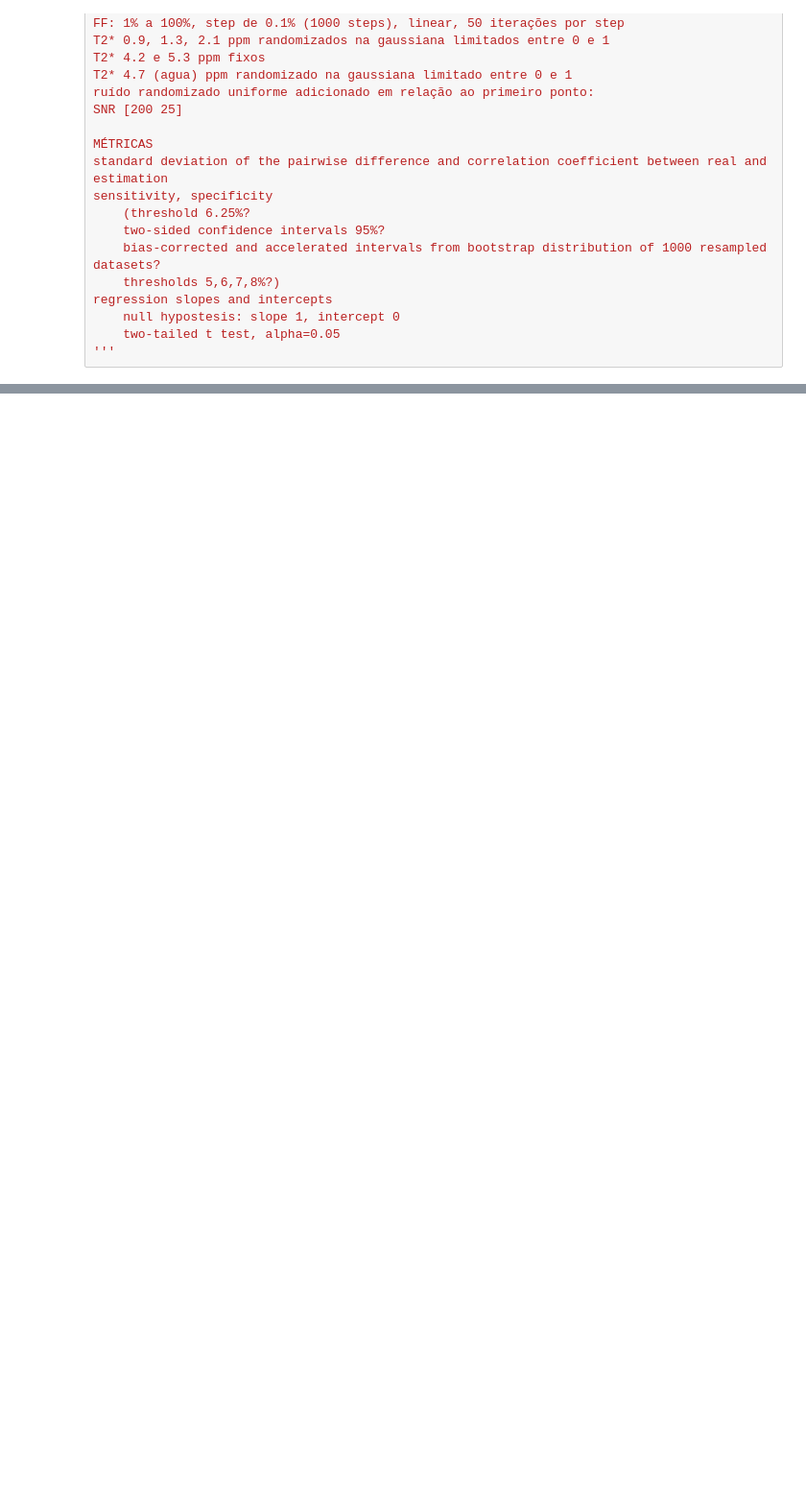
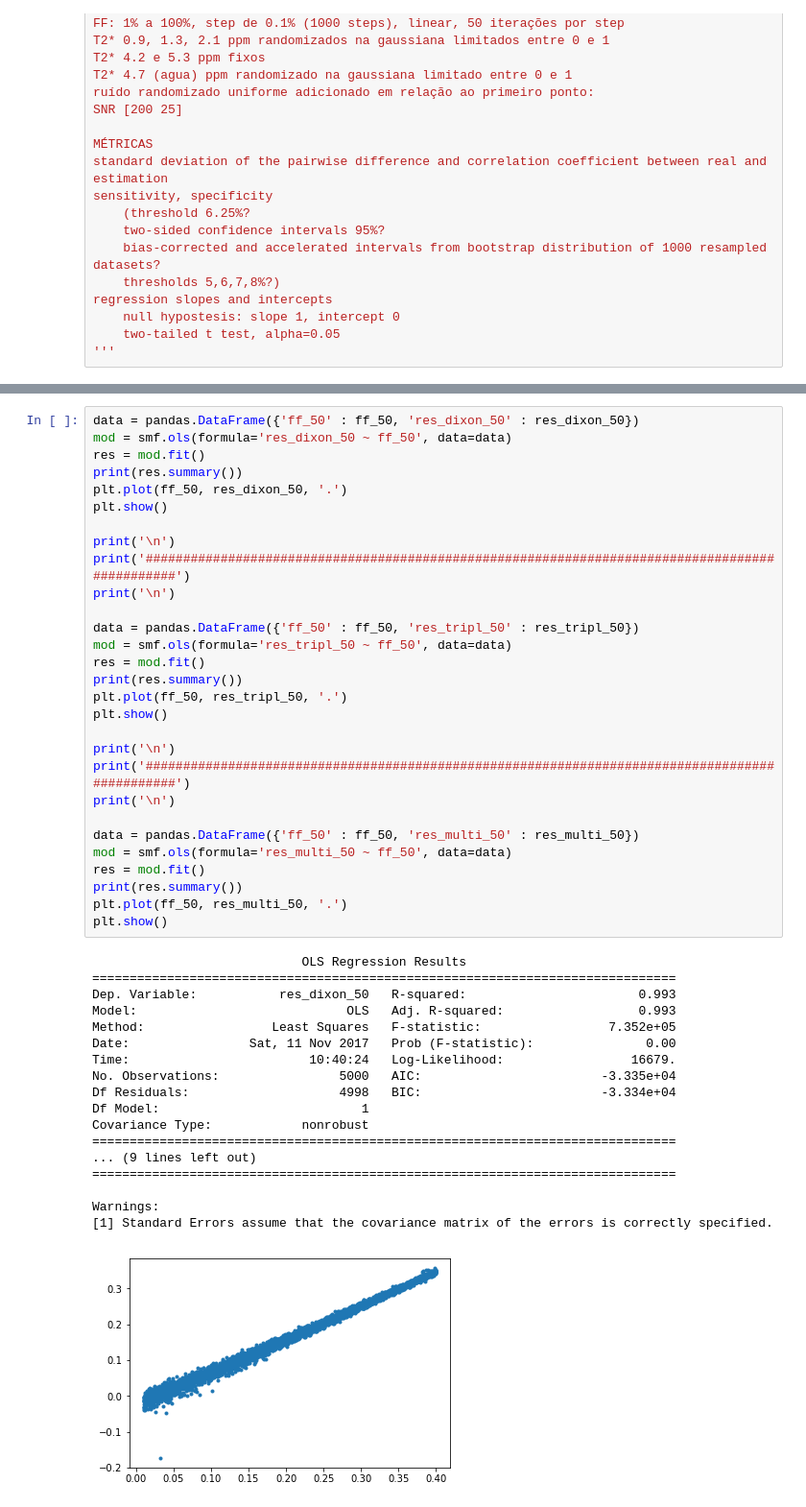
Before and after one commit to yuriajala/modelagem-datasets, a Jupyter notebook: abstract- noise in quantification.ipynb, the cells around one changed output, grey strips where cells are left out. Shown at 96% size. Cells and saved outputs as stored; diff of their text form; blank space fills up the shorter version.

```diff
--- a/abstract- noise in quantification.ipynb
+++ b/abstract- noise in quantification.ipynb
@@ -341,3 +468,51 @@ ff_100, res_dixon_100, res_tripl_100, res_multi_100 = zona(snr_100)
 snr_50 = 50
 
 ff_50, res_dixon_50, res_tripl_50, res_multi_50 = zona(snr_50)
+# %%
+data = pandas.DataFrame({'ff_50' : ff_50, 'res_dixon_50' : res_dixon_50})
+mod = smf.ols(formula='res_dixon_50 ~ ff_50', data=data)
+res = mod.fit()
+print(res.summary())
+plt.plot(ff_50, res_dixon_50, '.')
+plt.show()
+
+print('\n')
+print('###############################################################################################')
+print('\n')
+
+data = pandas.DataFrame({'ff_50' : ff_50, 'res_tripl_50' : res_tripl_50})
+mod = smf.ols(formula='res_tripl_50 ~ ff_50', data=data)
+res = mod.fit()
+print(res.summary())
+plt.plot(ff_50, res_tripl_50, '.')
+plt.show()
+
+print('\n')
+print('###############################################################################################')
+print('\n')
+
+data = pandas.DataFrame({'ff_50' : ff_50, 'res_multi_50' : res_multi_50})
+mod = smf.ols(formula='res_multi_50 ~ ff_50', data=data)
+res = mod.fit()
+print(res.summary())
+plt.plot(ff_50, res_multi_50, '.')
+plt.show()
+# %% [output]
+                            OLS Regression Results
+==============================================================================
+Dep. Variable:           res_dixon_50   R-squared:                       0.993
+Model:                            OLS   Adj. R-squared:                  0.993
+Method:                 Least Squares   F-statistic:                 7.352e+05
+Date:                Sat, 11 Nov 2017   Prob (F-statistic):               0.00
+Time:                        10:40:24   Log-Likelihood:                 16679.
+No. Observations:                5000   AIC:                        -3.335e+04
+Df Residuals:                    4998   BIC:                        -3.334e+04
+Df Model:                           1
+Covariance Type:            nonrobust
+==============================================================================
+... (9 lines left out)
+==============================================================================
+
+Warnings:
+[1] Standard Errors assume that the covariance matrix of the errors is correctly specified.
+[figure, added]
```
Also changed, not shown: parts of 11 cells of this notebook.
